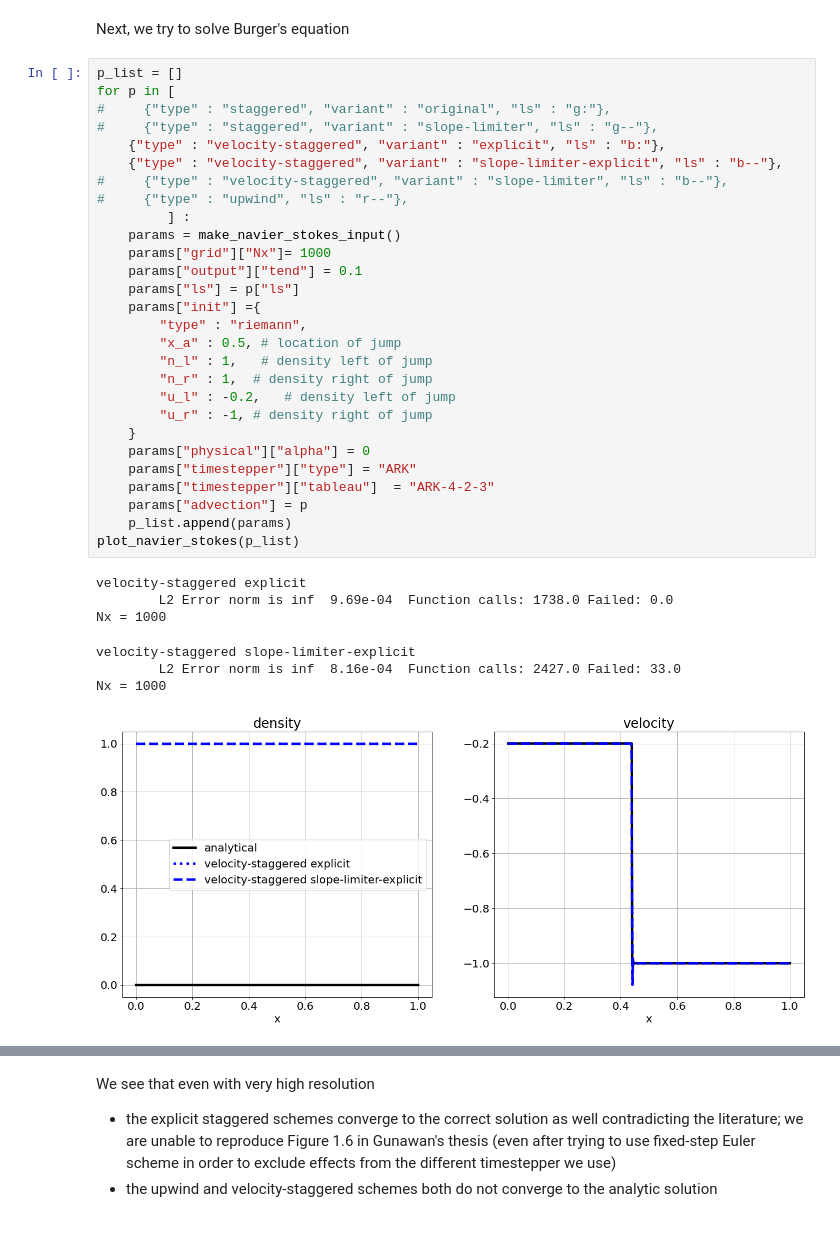
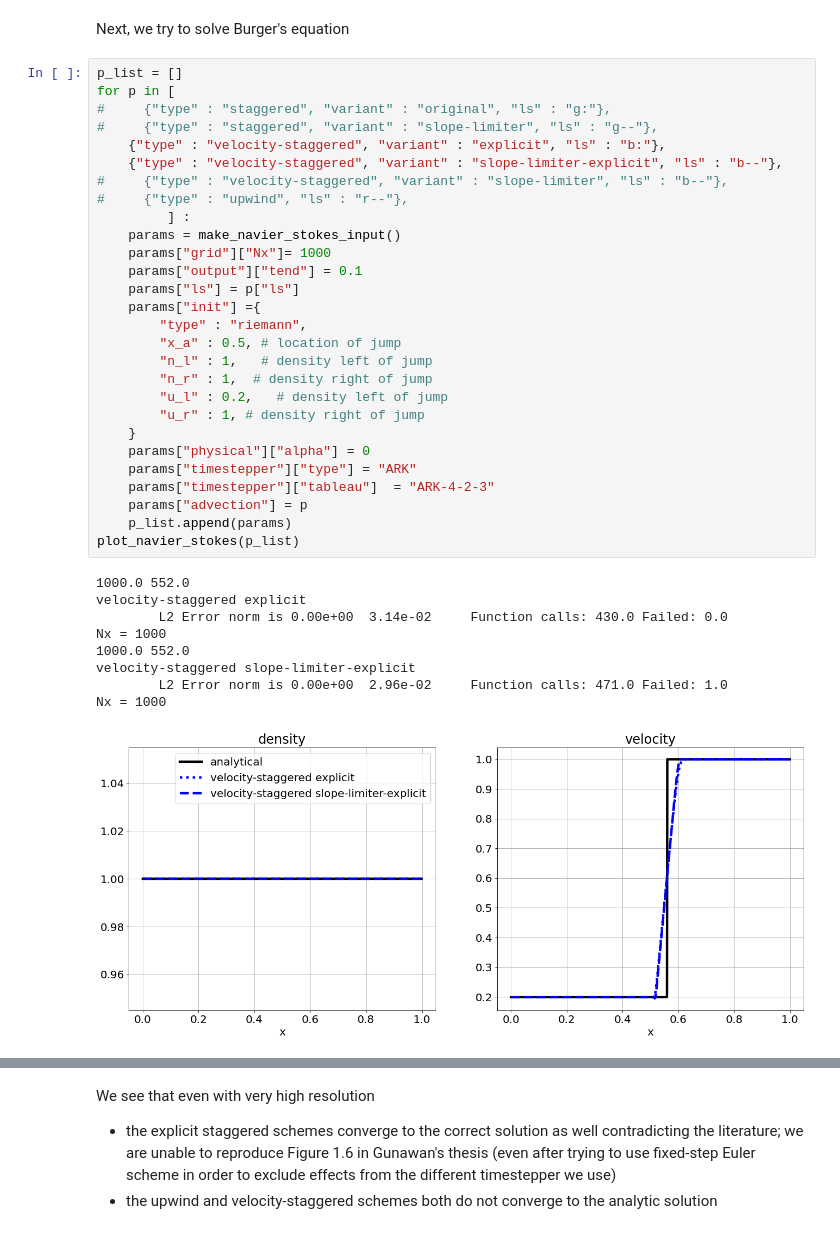
Before and after one commit to mwiesenberger/advection, a Jupyter notebook: navier-stokes.ipynb, the cells around one changed output, grey strips where cells are left out. Drawn from its saved outputs; the diff is of its cells as text.

```diff
--- a/navier-stokes.ipynb
+++ b/navier-stokes.ipynb
@@ -388,39 +393,41 @@ Next, we try to solve Burger's equation
 # %%
 p_list = []
 for p in [
 #     {"type" : "staggered", "variant" : "original", "ls" : "g:"},
 #     {"type" : "staggered", "variant" : "slope-limiter", "ls" : "g--"},
     {"type" : "velocity-staggered", "variant" : "explicit", "ls" : "b:"},
     {"type" : "velocity-staggered", "variant" : "slope-limiter-explicit", "ls" : "b--"},
 #     {"type" : "velocity-staggered", "variant" : "slope-limiter", "ls" : "b--"},
 #     {"type" : "upwind", "ls" : "r--"},
          ] :
     params = make_navier_stokes_input()
     params["grid"]["Nx"]= 1000
     params["output"]["tend"] = 0.1
     params["ls"] = p["ls"]
     params["init"] ={
         "type" : "riemann",
         "x_a" : 0.5, # location of jump
         "n_l" : 1,   # density left of jump
         "n_r" : 1,  # density right of jump
-        "u_l" : -0.2,   # density left of jump
-        "u_r" : -1, # density right of jump
+        "u_l" : 0.2,   # density left of jump
+        "u_r" : 1, # density right of jump
     }
     params["physical"]["alpha"] = 0
     params["timestepper"]["type"] = "ARK"
     params["timestepper"]["tableau"]  = "ARK-4-2-3"
     params["advection"] = p
     p_list.append(params)
 plot_navier_stokes(p_list)
 # %% [output]
+1000.0 552.0
 velocity-staggered explicit
-        L2 Error norm is inf  9.69e-04  Function calls: 1738.0 Failed: 0.0
+        L2 Error norm is 0.00e+00  3.14e-02     Function calls: 430.0 Failed: 0.0
 Nx = 1000
+1000.0 552.0
+velocity-staggered slope-limiter-explicit
+        L2 Error norm is 0.00e+00  2.96e-02     Function calls: 471.0 Failed: 1.0
+Nx = 1000
-velocity-staggered slope-limiter-explicit
-        L2 Error norm is inf  8.16e-04  Function calls: 2427.0 Failed: 33.0
-Nx = 1000
-[figure, old version]
+[figure, new version]
 # %%
 p_list = []
 for p in [
```
Also changed, not shown: parts of 9 cells of this notebook, 6 other files.
